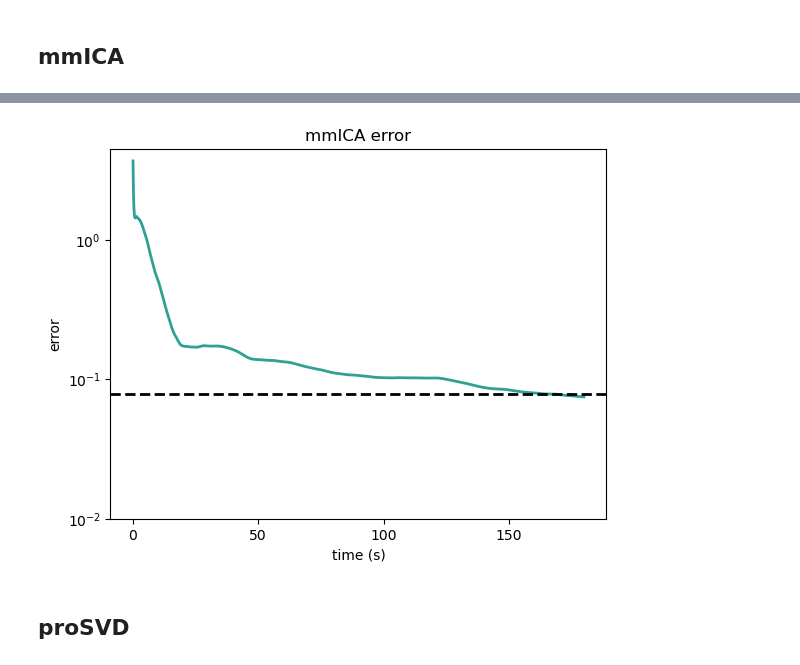
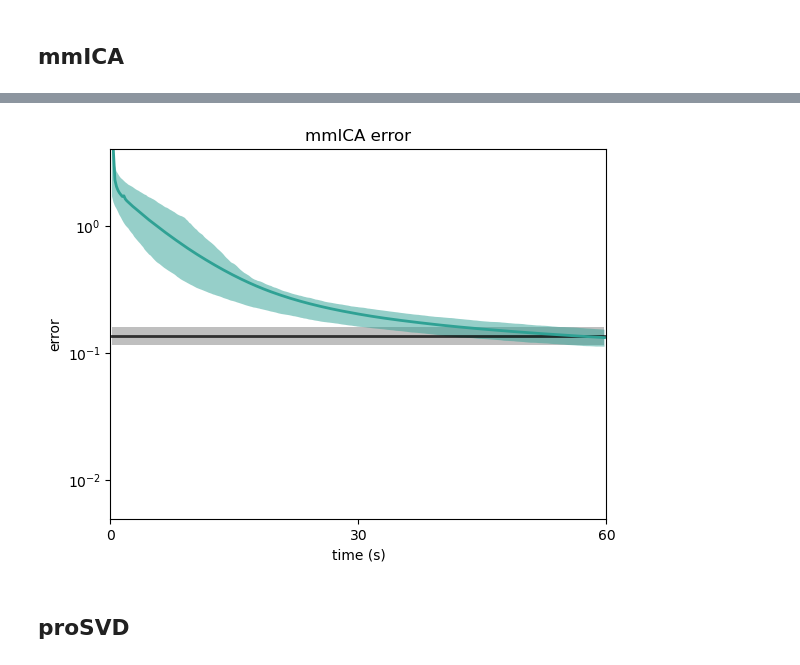
Before and after one commit to draeloslab/AdaptiveLatents, a Jupyter notebook: workspace/convergence_plots.ipynb, the cells around one changed output, grey strips where cells are left out. Drawn from its saved outputs; the diff is of its cells as text; code cells hidden in the pictures.

```diff
--- a/workspace/convergence_plots.ipynb
+++ b/workspace/convergence_plots.ipynb
@@ -9,5 +9,7 @@ from datasets import Leventhal24uDataset
 from picard import permute
 import sklearn
 import matlab.engine
+import scipy.stats as stats
 
-rng = np.random.default_rng(0)
+rng = np.random.default_rng(1)
+eng = matlab.engine.start_matlab()
@@ -17,7 +16,13 @@ plt.rc('font', family='sans')
 # %% [markdown]
 # Simulated data
 # %%
+plt.rc('lines', linewidth=2)
+plt.rc('font', family='sans')
+
 dt = 0.03 # seconds
-log_y = True
+T = 60 # seconds
+iterations_to_run = 1000
+
 colors = ["#F94B00", "#2FA194", "#EC3C8E"]
-common_ylim = [.008, 4]
+common_ylim = [.005, 4]
+common_xticks = [0, 30, 60]
@@ -24,4 +59,2 @@ common_ylim = [.008, 4]
 # %% [markdown]
 ## sjPCA
-# %%
-X, _, true_variables = al.jpca.generate_circle_embedded_in_high_d(rng, m=500, n=6, stddev=1)
@@ -76,45 +106,30 @@ ax.axhline(y=offline_error, linestyle='--', color='k')
 # %% [markdown]
 ## mmICA
 # %%
+trajectories = []
+offline_errors = []
+for _ in range(iterations_to_run):
+    n = 6
+    m = int((T/dt)//n) # number of blocks
+    X = rng.laplace(size=(m, n, n))
 
-ica = mmICA(alpha=.5, maxiter_cg=20, tol=1e-20, log_level=1)
-m = 1_000 # number of blocks
-n = 6 # size of each block
-
-# X = rng.normal(size=(m, n, n)); X[::2,:,:] += 10; X[1::2,:,:] -= 10;
-X = rng.laplace(size=(m, n, n))
-
-input_data = NumpyTimedDataSource(X, timepoints = np.arange(m) * n * dt )
-
-ica.offline_run_on(input_data)
+    ica = mmICA(alpha=.5, maxiter_cg=20, tol=1e-20, log_level=1)
+    input_data = NumpyTimedDataSource(X, timepoints = np.arange(m) * n * dt )
+    ica.offline_run_on(input_data)
+    ts = []
+    errors = []
+    for W, t in zip(ica.log['W'], ica.log['t']):
+        ts.append(t)
+        error = permute(W) - np.eye(W.shape[0])
+        errors.append(np.linalg.norm(error))
+    t = np.squeeze(ts)
+    trajectories.append(np.squeeze(errors))
 
 
-ts = []
-errors = []
-for W, t in zip(ica.log['W'], ica.log['t']):
-    ts.append(t)
-    error = permute(W) - np.eye(W.shape[0])
-    errors.append(np.linalg.norm(error))
-ts = np.squeeze(ts)
-errors = np.squeeze(errors)
 
-fig, ax = plt.subplots()
-ax.plot(ts, errors, color=colors[1])
-ax.set_xlabel('time (s)')
-ax.set_ylabel('error')
-ax.set_xticks([0,50,100,150])
+    W = sklearn.decomposition.FastICA(max_iter=5000).fit(X.transpose([0,2,1]).reshape(-1,n)).components_
+    offline_error = np.linalg.norm(permute(W) - np.eye(W.shape[0]))
+    offline_errors.append(offline_error)
 
-W = sklearn.decomposition.FastICA(max_iter=5000).fit(X.transpose([0,2,1]).reshape(-1,n)).components_
-offline_error = np.linalg.norm(permute(W) - np.eye(W.shape[0]))
-
-if log_y:
-    ax.semilogy()
-    ax.set_yticks([1, .1, .01])
-    ax.minorticks_off()
-else:
-    ax.set_yticks([0,1,2])
-
-ax.set_title("mmICA error")
-# ax.set_ylim(common_ylim)
-ax.axhline(offline_error, color='k', linestyle = '--')
+fig, ax = plot(offline_errors, trajectories, t, 1, 'mmICA')
 # %% [output]
@@ -122,4 +146,4 @@ ax.axhline(offline_error, color='k', linestyle = '--')
-[figure, old version]
+[figure, new version]
 # %% [markdown]
 ## proSVD
 # %%
```
Also changed, not shown: parts of 7 cells of this notebook.
